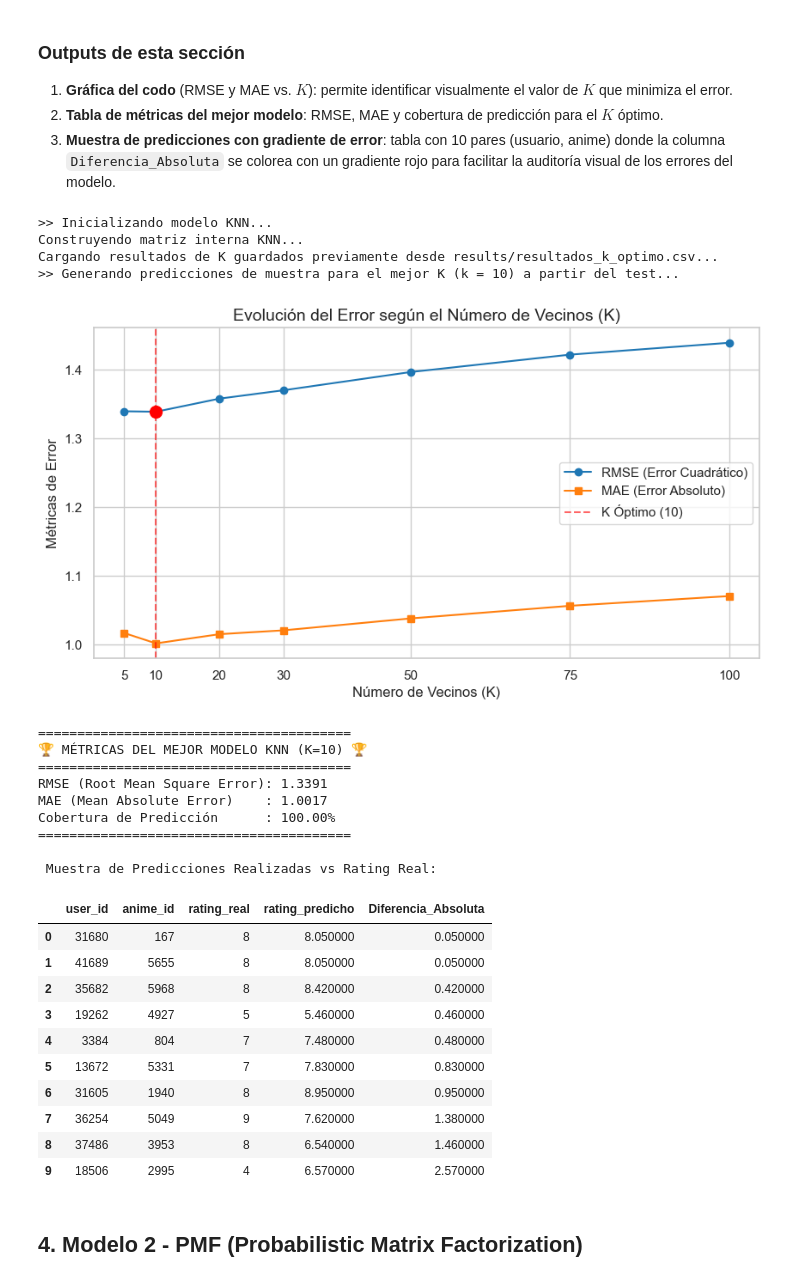
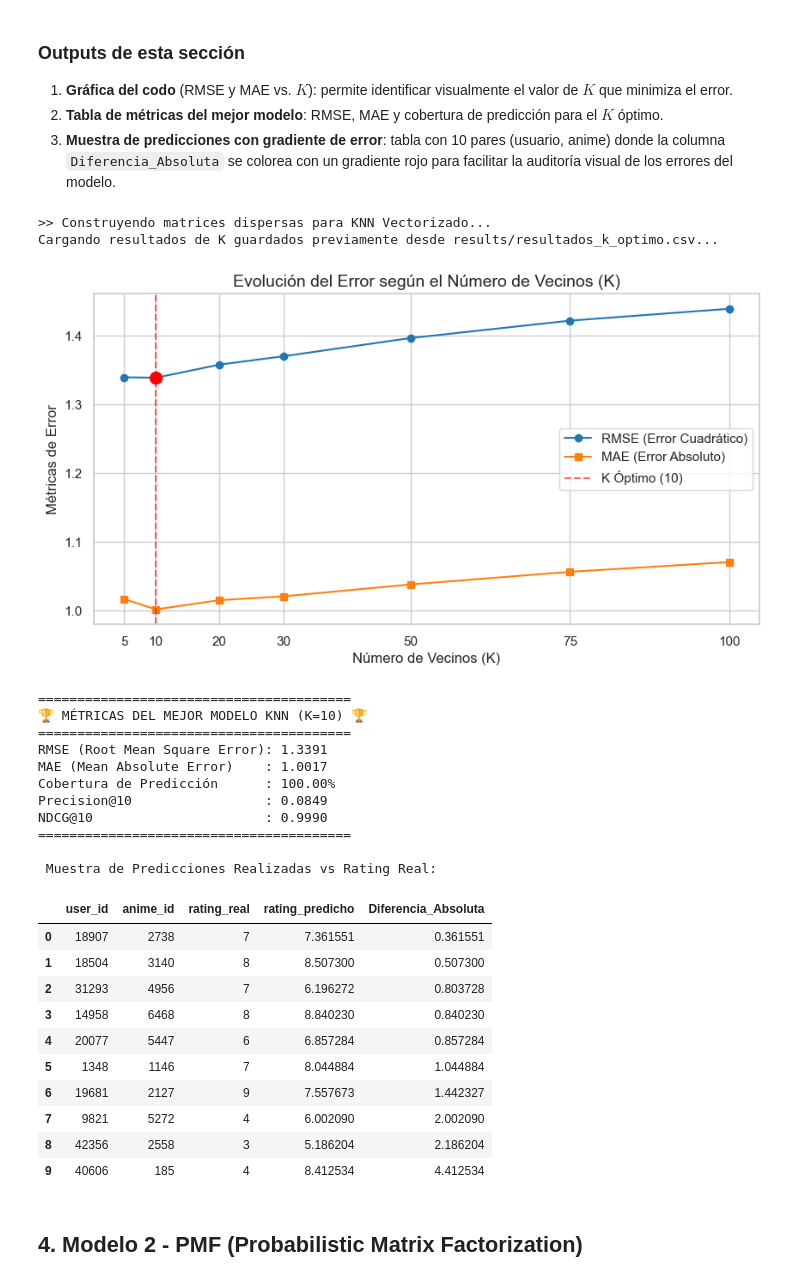
Before and after one commit to aiambo08/anime-recommendation, a Jupyter notebook: anime.ipynb, the cells around one changed output. Drawn from its saved outputs; the diff is of its cells as text; code cells hidden in the pictures.

Commit message:
mejoras knn

```diff
--- a/anime.ipynb
+++ b/anime.ipynb
@@ -197,12 +198,12 @@ El **método del codo** sobre la curva RMSE-$K$ permite seleccionar el valor óp
 2. **Tabla de métricas del mejor modelo**: RMSE, MAE y cobertura de predicción para el $K$ óptimo.
 3. **Muestra de predicciones con gradiente de error**: tabla con 10 pares (usuario, anime) donde la columna `Diferencia_Absoluta` se colorea con un gradiente rojo para facilitar la auditoría visual de los errores del modelo.
 # %%
-# 1. Ejecutamos el modelo obteniendo 4 variables de retorno
+# 1. Ejecutamos el modelo obteniendo todas las variables de retorno
 # Nota: Puedes cambiar force_recompute=True si cambias los k_values y quieres re-entrenar
-df_results_knn, knn_model, best_k, best_df_preds = run_knn(
+df_results_knn, knn_model, best_k, best_df_preds, best_p_at_10, best_ndcg_at_10 = run_knn_opt(
     df_train,
     df_test.sample(1500, random_state=42),
-    k_values=[5, 10, 20, 30, 50, 75, 100],
+    k_values=[10, 30, 40],
     force_recompute=False
 )
 
@@ -229,48 +230,48 @@ best_cob = df_results_knn.loc[df_results_knn['K'] == best_k, 'Cobertura'].values
 
 print("="*40)
 print(f"🏆 MÉTRICAS DEL MEJOR MODELO KNN (K={best_k}) 🏆")
 print("="*40)
 print(f"RMSE (Root Mean Square Error): {best_rmse:.4f}")
 print(f"MAE (Mean Absolute Error)    : {best_mae:.4f}")
 print(f"Cobertura de Predicción      : {best_cob:.2f}%")
+print(f"Precision@10                 : {best_p_at_10:.4f}")
+print(f"NDCG@10                      : {best_ndcg_at_10:.4f}")
 print("="*40)
 
 # 4. Muestra de predicciones en X usuarios
 print("\n Muestra de Predicciones Realizadas vs Rating Real:")
 # Tomamos 10 usuarios/items aleatorios de la evaluación para comparar
 muestra = best_df_preds.sample(10, random_state=42)
 
 # Coloreamos las columnas para ver la diferencia entre lo predicho y lo real
 muestra['Diferencia_Absoluta'] = abs(muestra['rating_real'] - muestra['rating_predicho'])
 display(muestra.sort_values(by='Diferencia_Absoluta').reset_index(drop=True).style.background_gradient(subset=['Diferencia_Absoluta'], cmap='Reds'))
-
-# 2-3 minutos
 # %% [output]
->> Inicializando modelo KNN...
-Construyendo matriz interna KNN...
+>> Construyendo matrices dispersas para KNN Vectorizado...
 Cargando resultados de K guardados previamente desde results/resultados_k_optimo.csv...
->> Generando predicciones de muestra para el mejor K (k = 10) a partir del test...
 [figure]
 ========================================
 🏆 MÉTRICAS DEL MEJOR MODELO KNN (K=10) 🏆
 ========================================
 RMSE (Root Mean Square Error): 1.3391
 MAE (Mean Absolute Error)    : 1.0017
 Cobertura de Predicción      : 100.00%
+Precision@10                 : 0.0849
+NDCG@10                      : 0.9990
 ========================================
 
  Muestra de Predicciones Realizadas vs Rating Real:
 |  | user_id | anime_id | rating_real | rating_predicho | Diferencia_Absoluta |
-| 0 | 31680 | 167 | 8 | 8.050000 | 0.050000 |
-| 1 | 41689 | 5655 | 8 | 8.050000 | 0.050000 |
-| 2 | 35682 | 5968 | 8 | 8.420000 | 0.420000 |
-| 3 | 19262 | 4927 | 5 | 5.460000 | 0.460000 |
-| 4 | 3384 | 804 | 7 | 7.480000 | 0.480000 |
-| 5 | 13672 | 5331 | 7 | 7.830000 | 0.830000 |
-| 6 | 31605 | 1940 | 8 | 8.950000 | 0.950000 |
-| 7 | 36254 | 5049 | 9 | 7.620000 | 1.380000 |
-| 8 | 37486 | 3953 | 8 | 6.540000 | 1.460000 |
-| 9 | 18506 | 2995 | 4 | 6.570000 | 2.570000 |
+| 0 | 18907 | 2738 | 7 | 7.361551 | 0.361551 |
+| 1 | 18504 | 3140 | 8 | 8.507300 | 0.507300 |
+| 2 | 31293 | 4956 | 7 | 6.196272 | 0.803728 |
+| 3 | 14958 | 6468 | 8 | 8.840230 | 0.840230 |
+| 4 | 20077 | 5447 | 6 | 6.857284 | 0.857284 |
+| 5 | 1348 | 1146 | 7 | 8.044884 | 1.044884 |
+| 6 | 19681 | 2127 | 9 | 7.557673 | 1.442327 |
+| 7 | 9821 | 5272 | 4 | 6.002090 | 2.002090 |
+| 8 | 42356 | 2558 | 3 | 5.186204 | 2.186204 |
+| 9 | 40606 | 185 | 4 | 8.412534 | 4.412534 |
 # %% [markdown]
 ## 4. Modelo 2 - PMF (Probabilistic Matrix Factorization)
 # %% [markdown]
```
Also changed, not shown: parts of 5 cells of this notebook, 4 other files.
